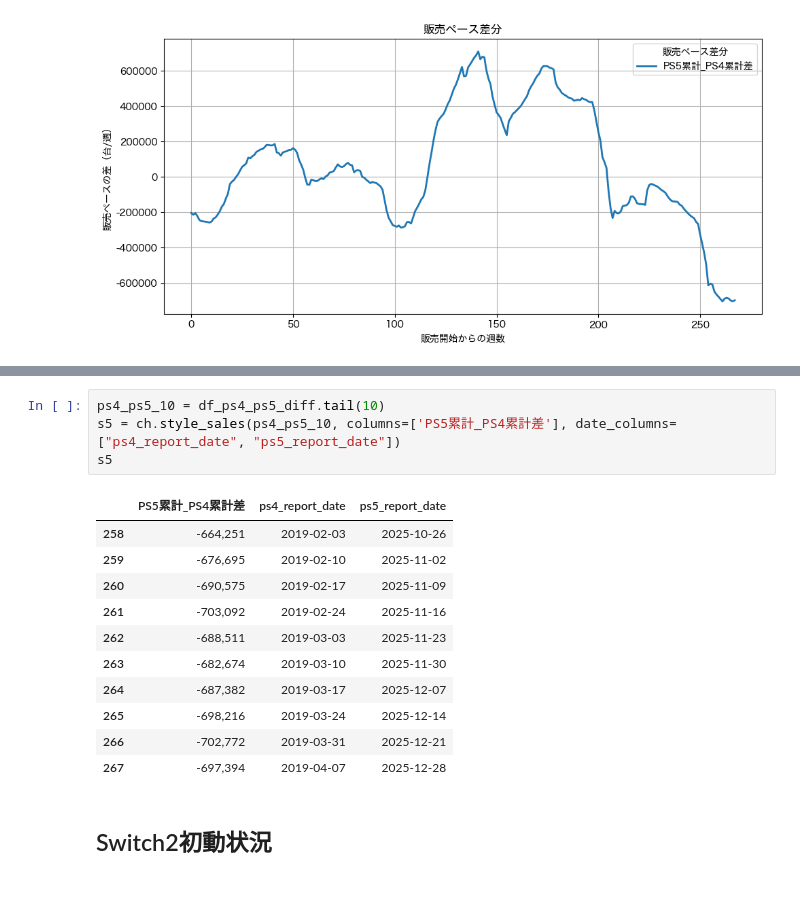
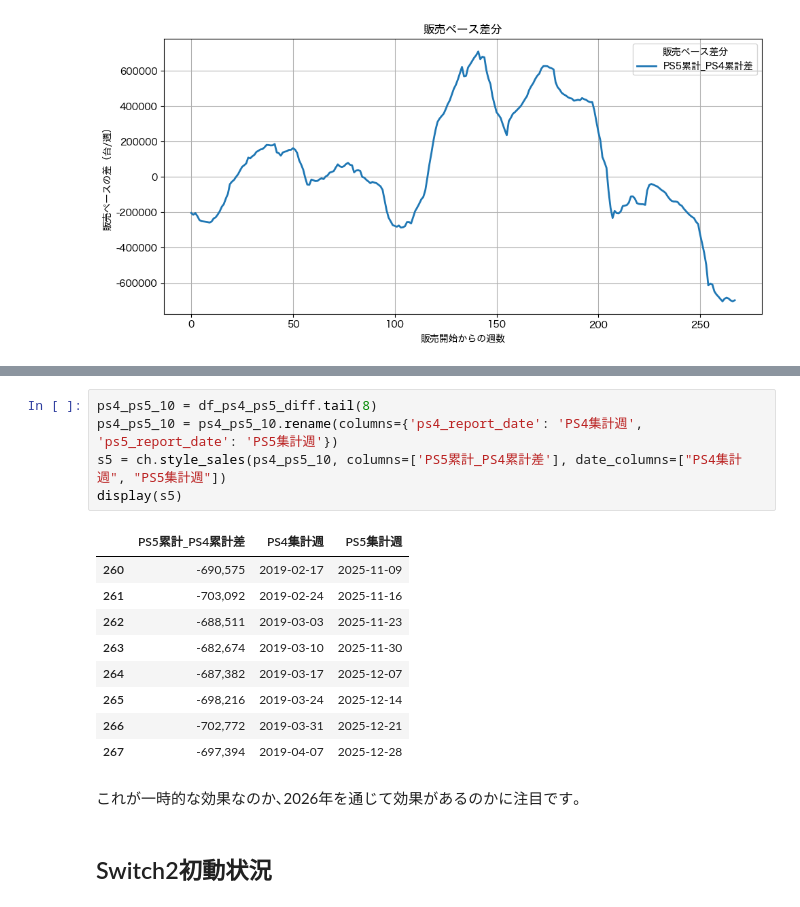
Before and after one commit to hidenden/gamedata, a Jupyter notebook: notebook/report/weekly_report.ipynb, the cells around one changed output, grey strips where cells are left out. Drawn from its saved outputs; the diff is of its cells as text.

Commit message:
Update report

```diff
--- a/notebook/report/weekly_report.ipynb
+++ b/notebook/report/weekly_report.ipynb
@@ -218,11 +249,10 @@ ps45_event_mask = he.EventMasks(hard=1.5, soft=0, event=1, price=1, sale=0)
 # %%
-ps4_ps5_10 = df_ps4_ps5_diff.tail(10)
-s5 = ch.style_sales(ps4_ps5_10, columns=['PS5累計_PS4累計差'], date_columns=["ps4_report_date", "ps5_report_date"])
-s5
+ps4_ps5_10 = df_ps4_ps5_diff.tail(8)
+ps4_ps5_10 = ps4_ps5_10.rename(columns={'ps4_report_date': 'PS4集計週', 'ps5_report_date': 'PS5集計週'})
+s5 = ch.style_sales(ps4_ps5_10, columns=['PS5累計_PS4累計差'], date_columns=["PS4集計週", "PS5集計週"])
+display(s5)
 # %% [output]
-|  | PS5累計_PS4累計差 | ps4_report_date | ps5_report_date |
-| 258 | -664,251 | 2019-02-03 | 2025-10-26 |
-| 259 | -676,695 | 2019-02-10 | 2025-11-02 |
+|  | PS5累計_PS4累計差 | PS4集計週 | PS5集計週 |
 | 260 | -690,575 | 2019-02-17 | 2025-11-09 |
 | 261 | -703,092 | 2019-02-24 | 2025-11-16 |
 | 262 | -688,511 | 2019-03-03 | 2025-11-23 |
@@ -231,6 +261,8 @@ s5
 | 265 | -698,216 | 2019-03-24 | 2025-12-14 |
 | 266 | -702,772 | 2019-03-31 | 2025-12-21 |
 | 267 | -697,394 | 2019-04-07 | 2025-12-28 |
+# %% [markdown]
+これが一時的な効果なのか､2026年を通じて効果があるのかに注目です｡
 # %% [markdown]
 ## Switch2初動状況
 # %% [markdown]
```
Also changed, not shown: parts of 13 cells of this notebook, 1 other file.
